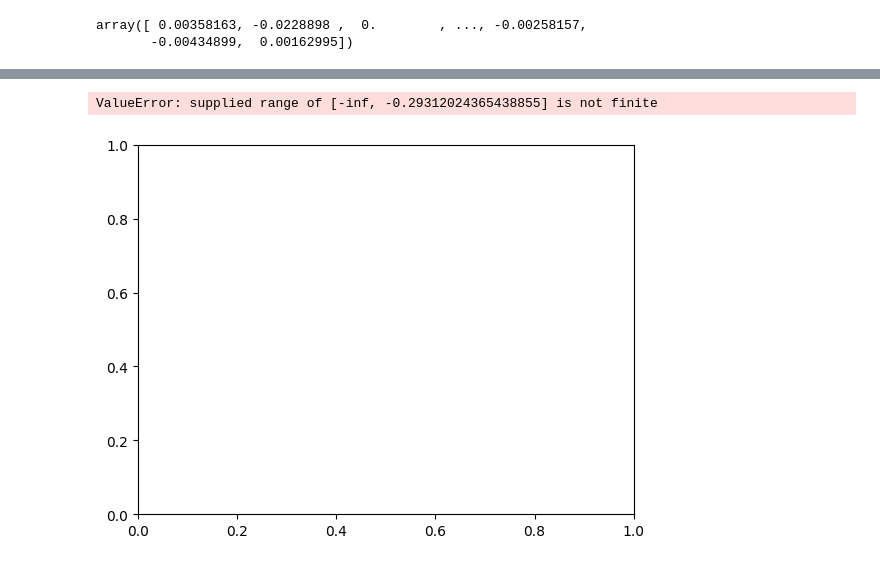
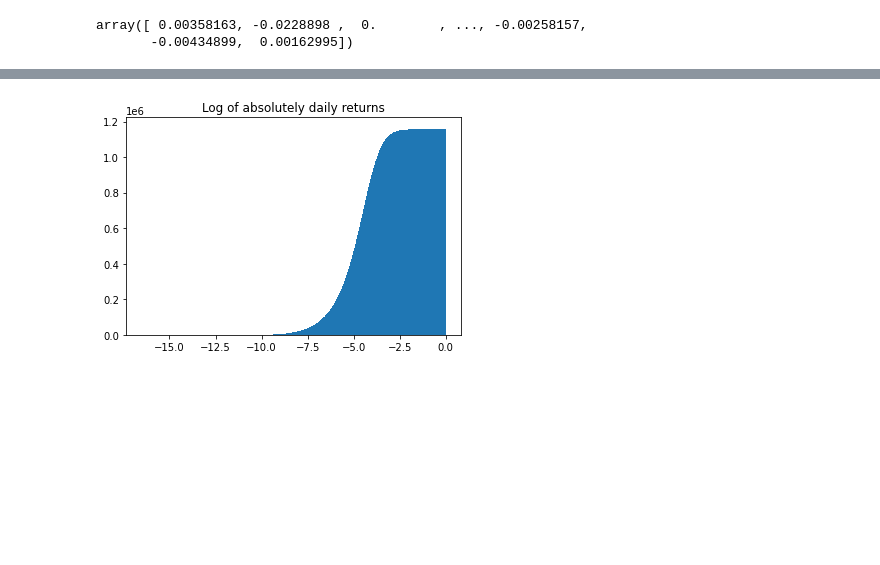
Before and after one commit to ymakoni/PCS_Financial_Market_ABM, a Jupyter notebook: Stock_Data_analysis.ipynb, the cells around one changed output, grey strips where cells are left out. Cells and saved outputs as stored; diff of their text form; code cells hidden in the pictures; blank space fills up the shorter version.

```diff
--- a/Stock_Data_analysis.ipynb
+++ b/Stock_Data_analysis.ipynb
@@ -68,5 +74,10 @@ log_of_abs_of_daily_returns = np.log(np.abs(flattened_returns))
-# %%
-plt.hist(log_of_abs_of_daily_returns)
-# %% [output]
-ValueError: supplied range of [-inf, -0.29312024365438855] is not finite
-[figure, removed]
+# %%
+# Plotting the the log of the absolute of daily returns
+bins = 5000
+plt.hist(log_of_abs_of_daily_returns, bins, cumulative = True)
+plt.title('Log of absolutely daily returns')
+plt.xlabel('Logarithm of the daily returns')
+plt.ylabel('count')
+plt.show()
+# %% [output]
+[figure, added]
```
Also changed, not shown: parts of 2 cells of this notebook.
